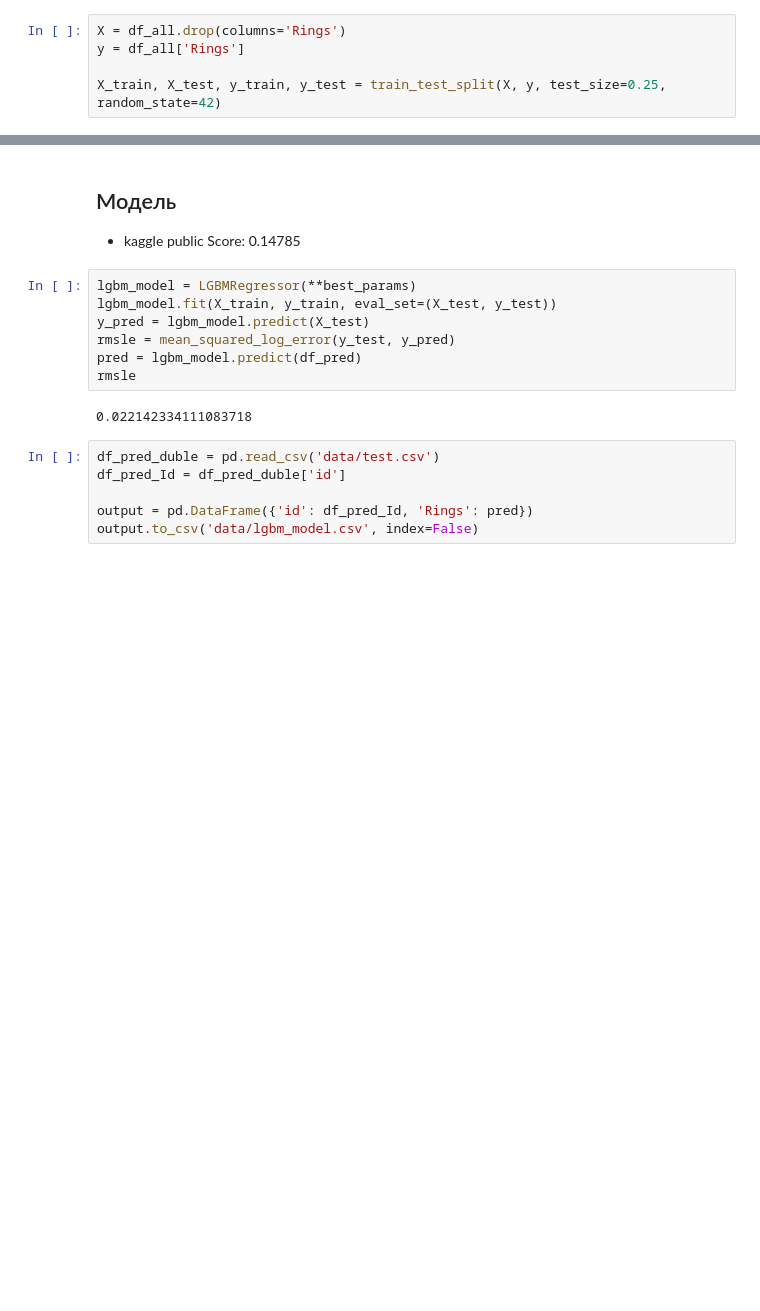
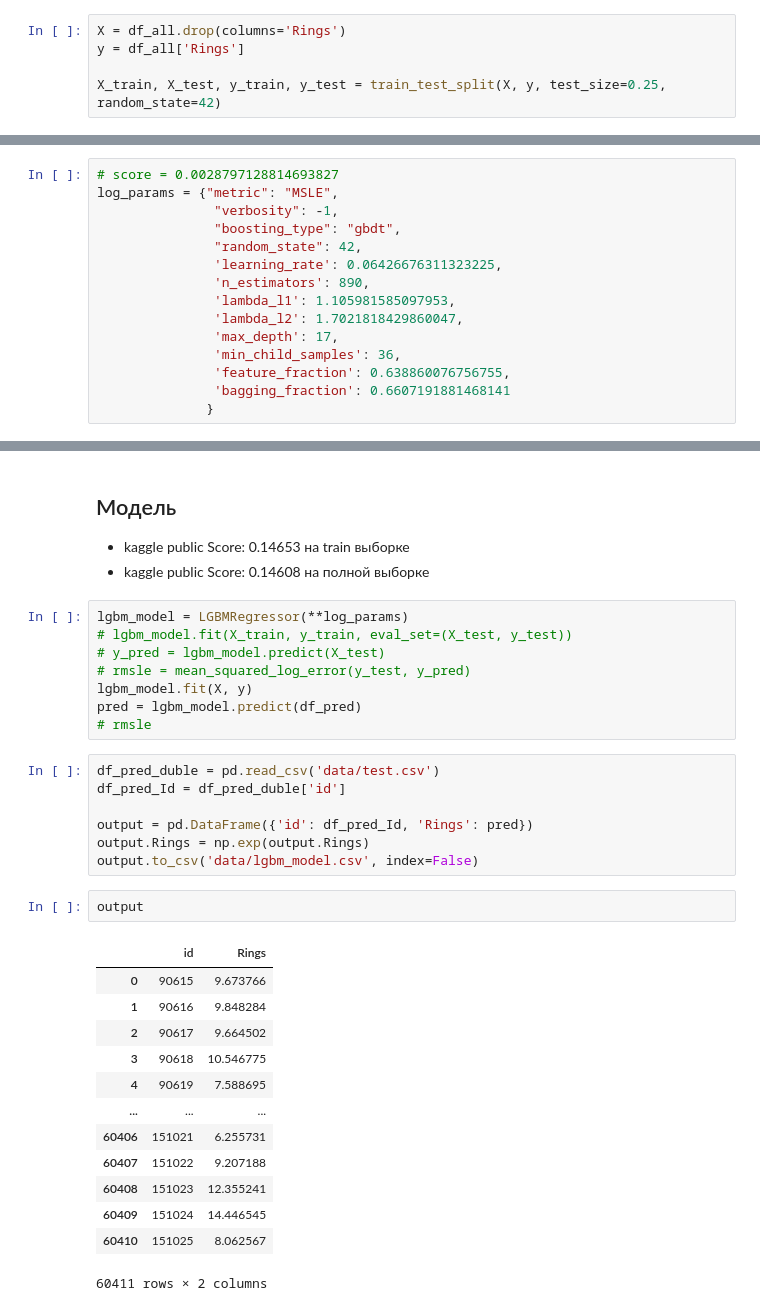
Before and after one commit to Werlor/Regression-with-an-Abalone-Dataset, a Jupyter notebook: best_lgbm_model.ipynb, the cells around one changed output, grey strips where cells are left out. Cells and saved outputs as stored; diff of their text form; blank space fills up the shorter version.

```diff
--- a/best_lgbm_model.ipynb
+++ b/best_lgbm_model.ipynb
@@ -77 +105,16 @@ X_train, X_test, y_train, y_test = train_test_split(X, y, test_size=0.25, random
+# %%
+# score = 0.0028797128814693827
+log_params = {"metric": "MSLE",
+               "verbosity": -1,
+               "boosting_type": "gbdt",
+               "random_state": 42,
+               'learning_rate': 0.06426676311323225,
+               'n_estimators': 890,
+               'lambda_l1': 1.105981585097953,
+               'lambda_l2': 1.7021818429860047,
+               'max_depth': 17,
+               'min_child_samples': 36,
+               'feature_fraction': 0.638860076756755,
+               'bagging_fraction': 0.6607191881468141
+              }
 # %%
@@ -89,19 +133,36 @@ best_params = {"metric": "'MSLE'",
                'bagging_fraction': 0.6778611980758826}
 # %% [markdown]
 ## Модель
-- kaggle public Score: 0.14785
+- kaggle public Score: 0.14653 на train выборке
+- kaggle public Score: 0.14608 на полной выборке
 # %%
-lgbm_model = LGBMRegressor(**best_params)
-lgbm_model.fit(X_train, y_train, eval_set=(X_test, y_test))
-y_pred = lgbm_model.predict(X_test)
-rmsle = mean_squared_log_error(y_test, y_pred)
+lgbm_model = LGBMRegressor(**log_params)
+# lgbm_model.fit(X_train, y_train, eval_set=(X_test, y_test))
+# y_pred = lgbm_model.predict(X_test)
+# rmsle = mean_squared_log_error(y_test, y_pred)
+lgbm_model.fit(X, y)
 pred = lgbm_model.predict(df_pred)
-rmsle
+# rmsle
-# %% [output]
-0.022142334111083718
 # %%
 df_pred_duble = pd.read_csv('data/test.csv')
 df_pred_Id = df_pred_duble['id']
 
 output = pd.DataFrame({'id': df_pred_Id, 'Rings': pred})
+output.Rings = np.exp(output.Rings)
 output.to_csv('data/lgbm_model.csv', index=False)
+# %%
+output
+# %% [output]
+|  | id | Rings |
+| 0 | 90615 | 9.673766 |
+| 1 | 90616 | 9.848284 |
+| 2 | 90617 | 9.664502 |
+| 3 | 90618 | 10.546775 |
+| 4 | 90619 | 7.588695 |
+| ... | ... | ... |
+| 60406 | 151021 | 6.255731 |
+| 60407 | 151022 | 9.207188 |
+| 60408 | 151023 | 12.355241 |
+| 60409 | 151024 | 14.446545 |
+| 60410 | 151025 | 8.062567 |
+60411 rows × 2 columns
```
Also changed, not shown: parts of 9 cells of this notebook.
